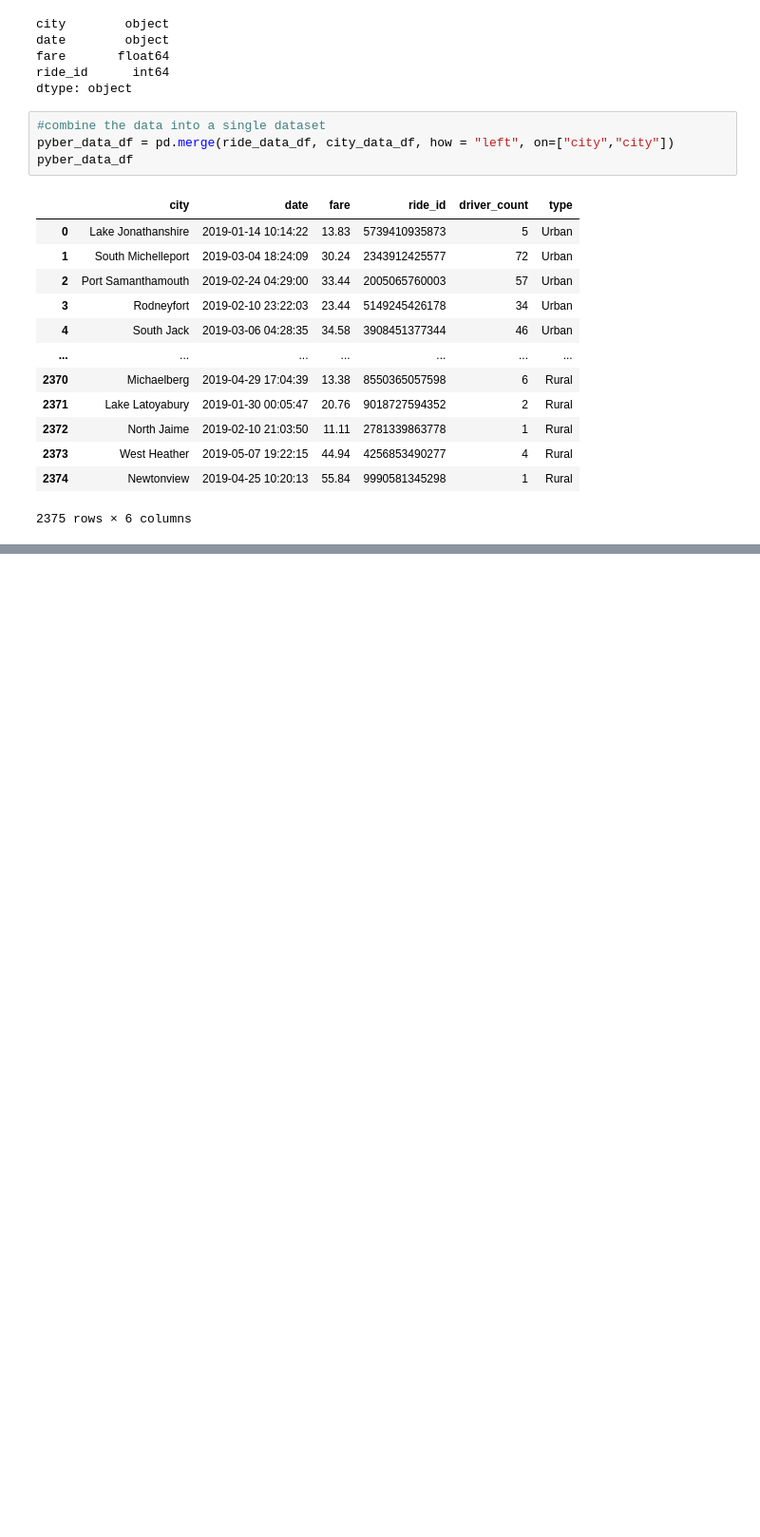
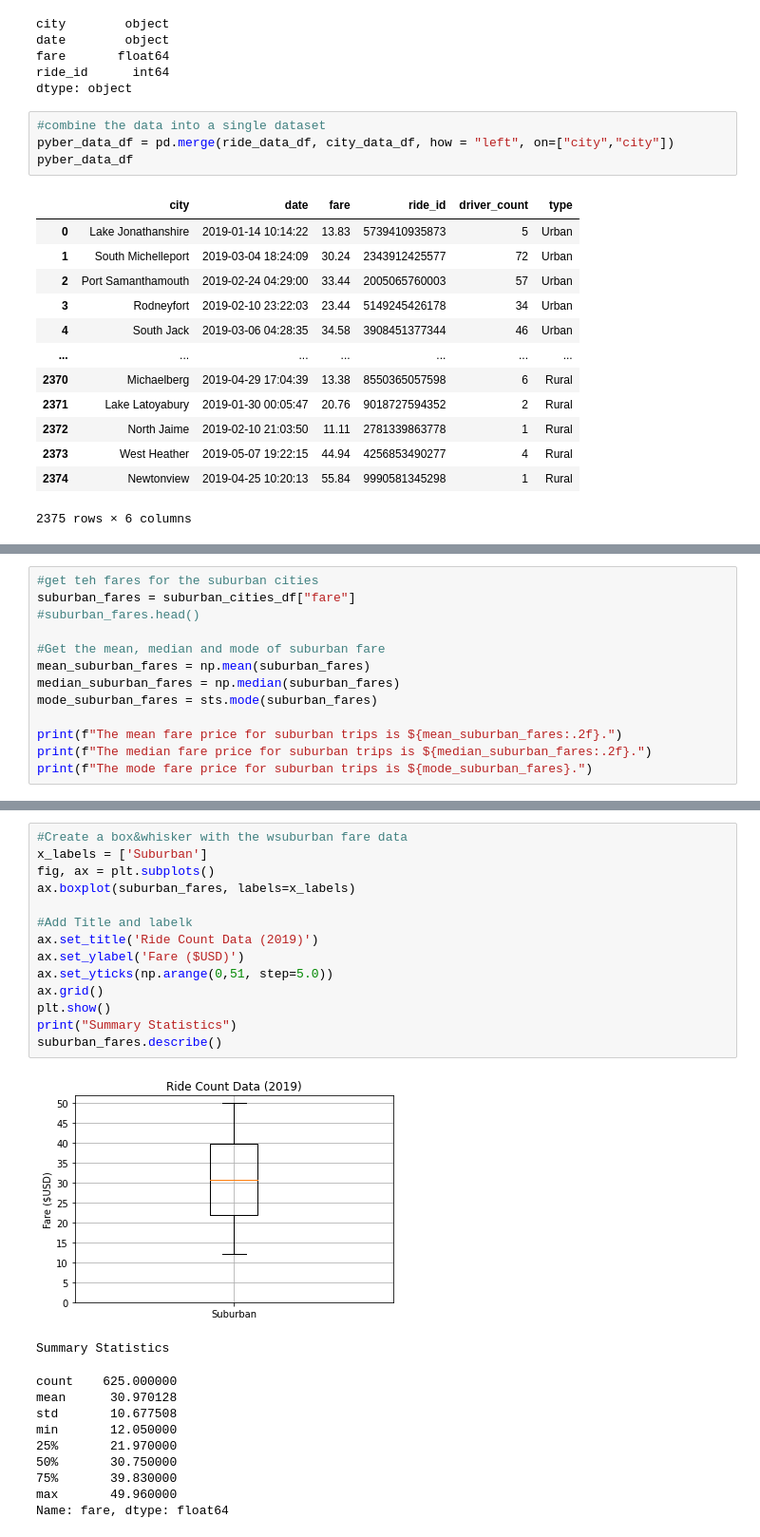
Before and after one commit to lucasbratland/PyBer_Analysis, a Jupyter notebook: PyBer.ipynb, the cells around one changed output, grey strips where cells are left out. Shown at 95% size. Saved outputs shown, nothing was run; the diff lists cells and outputs as text; blank space fills up the shorter version.

```diff
--- a/PyBer.ipynb
+++ b/PyBer.ipynb
@@ -317,0 +487,13 @@ plt.savefig("analysis/Fig1.png")
+# %%
+#get teh fares for the suburban cities
+suburban_fares = suburban_cities_df["fare"]
+#suburban_fares.head()
+
+#Get the mean, median and mode of suburban fare
+mean_suburban_fares = np.mean(suburban_fares)
+median_suburban_fares = np.median(suburban_fares)
+mode_suburban_fares = sts.mode(suburban_fares)
+
+print(f"The mean fare price for suburban trips is ${mean_suburban_fares:.2f}.")
+print(f"The median fare price for suburban trips is ${median_suburban_fares:.2f}.")
+print(f"The mode fare price for suburban trips is ${mode_suburban_fares}.")
@@ -317,0 +636,26 @@ plt.savefig("analysis/Fig1.png")
+# %%
+#Create a box&whisker with the wsuburban fare data
+x_labels = ['Suburban']
+fig, ax = plt.subplots()
+ax.boxplot(suburban_fares, labels=x_labels)
+
+#Add Title and labelk
+ax.set_title('Ride Count Data (2019)')
+ax.set_ylabel('Fare ($USD)')
+ax.set_yticks(np.arange(0,51, step=5.0))
+ax.grid()
+plt.show()
+print("Summary Statistics")
+suburban_fares.describe()
+# %% [output]
+[figure, added]
+Summary Statistics
+count    625.000000
+mean      30.970128
+std       10.677508
+min       12.050000
+25%       21.970000
+50%       30.750000
+75%       39.830000
+max       49.960000
+Name: fare, dtype: float64
```
Also changed, not shown: parts of 59 cells of this notebook, 3 other files.
